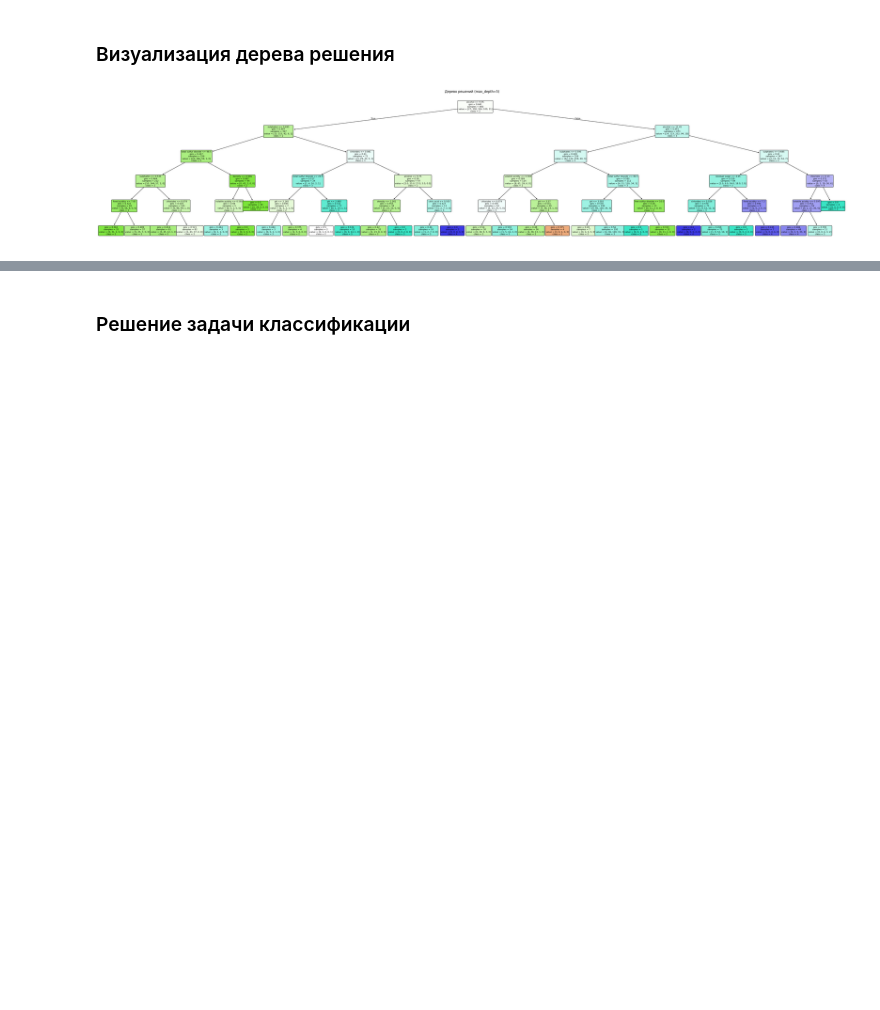
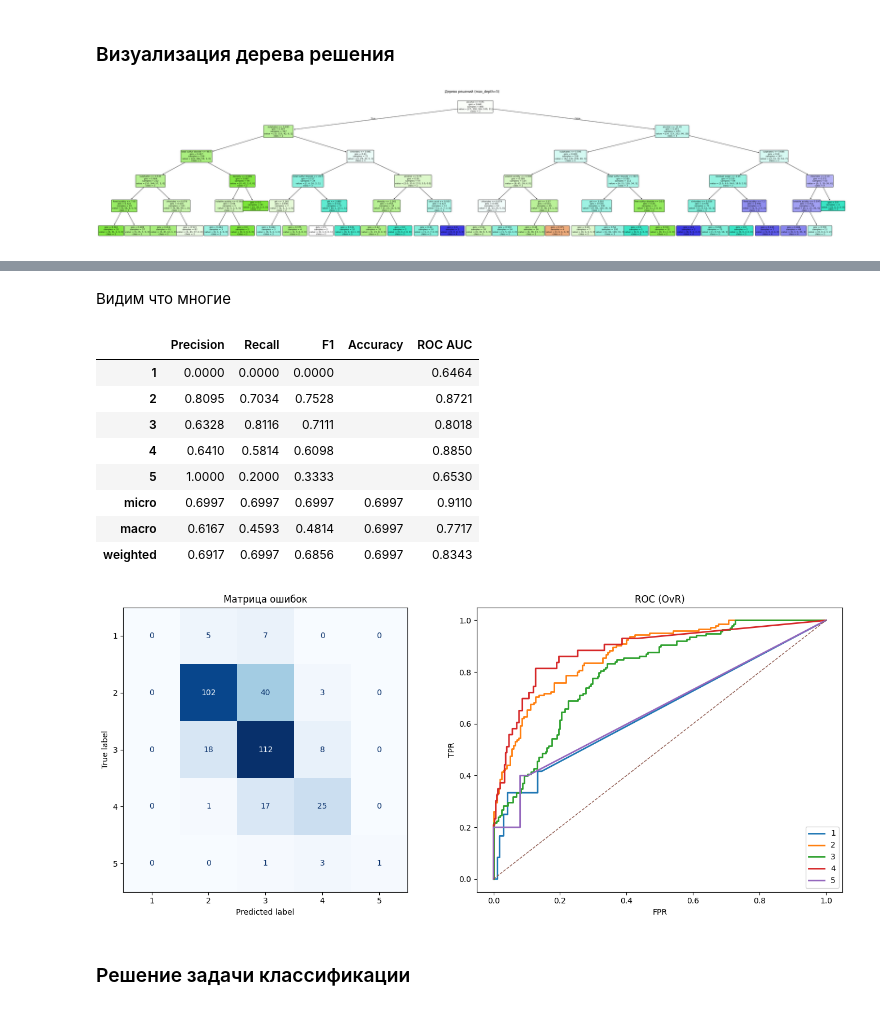
Before and after one commit to olesya1119/ML, a Jupyter notebook: lab3/notebook.ipynb, the cells around one changed output, grey strips where cells are left out. Saved outputs shown, nothing was run; the diff lists cells and outputs as text; code cells hidden in the pictures; blank space fills up the shorter version.

```diff
--- a/lab3/notebook.ipynb
+++ b/lab3/notebook.ipynb
@@ -480,3 +619,27 @@ plt.show()
+# %% [markdown]
+Видим что многие
+# %%
+clf = KNeighborsClassifier(
+                n_neighbors=11,
+                weights="distance",
+                metric="chebyshev")
+clf.fit(X_train_scaled, y_train)
+
+y_pred = clf.predict(X_test_scaled)
+y_prob = clf.predict_proba(X_test_scaled)
+
+tree_metrics = get_metrics(y_test, y_pred, y_prob, class_names=['1', '2', '3', '4', '5'])
+# %% [output]
+|  | Precision | Recall | F1 | Accuracy | ROC AUC |
+| 1 | 0.0000 | 0.0000 | 0.0000 |  | 0.6464 |
+| 2 | 0.8095 | 0.7034 | 0.7528 |  | 0.8721 |
+| 3 | 0.6328 | 0.8116 | 0.7111 |  | 0.8018 |
+| 4 | 0.6410 | 0.5814 | 0.6098 |  | 0.8850 |
+| 5 | 1.0000 | 0.2000 | 0.3333 |  | 0.6530 |
+| micro | 0.6997 | 0.6997 | 0.6997 | 0.6997 | 0.9110 |
+| macro | 0.6167 | 0.4593 | 0.4814 | 0.6997 | 0.7717 |
+| weighted | 0.6917 | 0.6997 | 0.6856 | 0.6997 | 0.8343 |
+[figure, added]
 # %% [markdown]
 ### Решение задачи классификации
 # %% [markdown]
```
Also changed, not shown: parts of 18 cells of this notebook, 1 other file.
